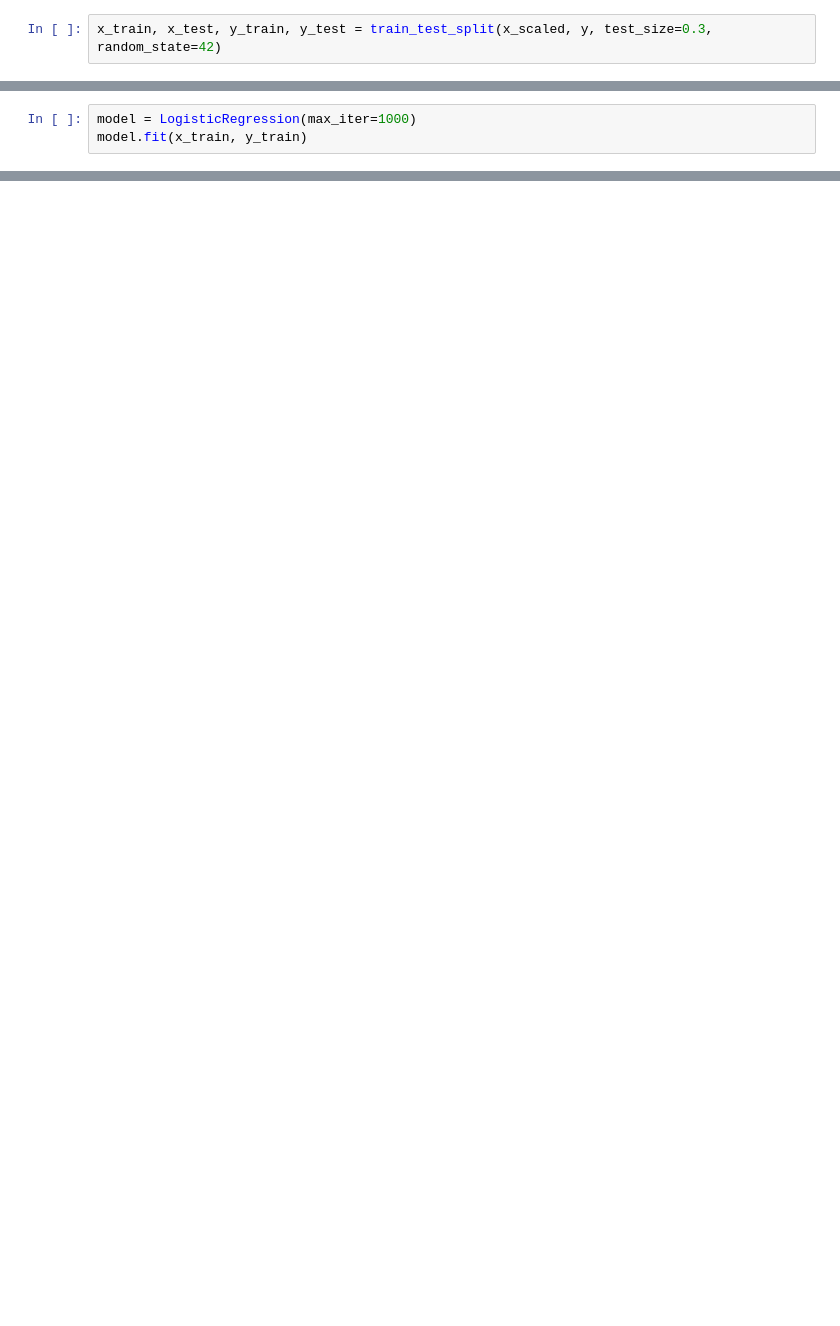
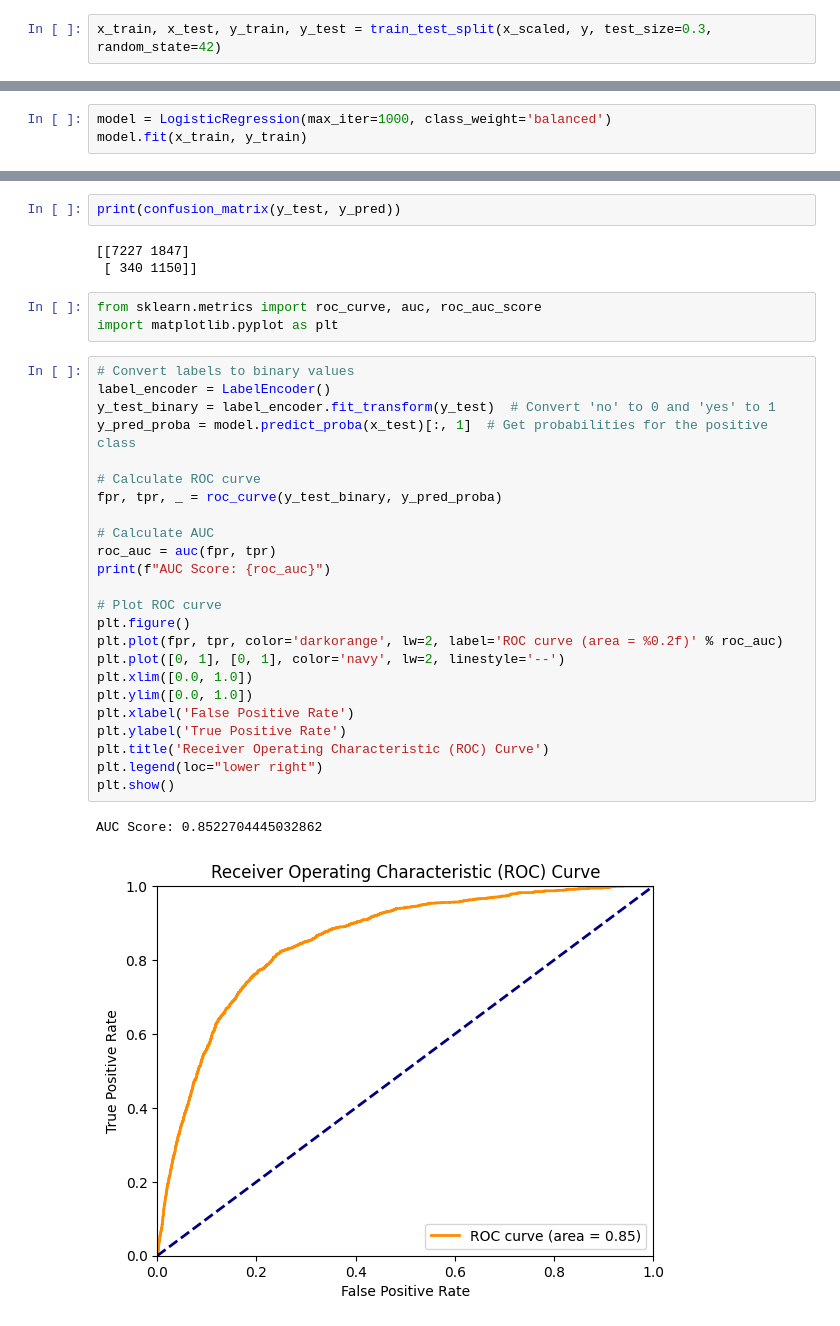
Before and after one commit to vicKibira/logistic-regression, a Jupyter notebook: logistic_regression.ipynb, the cells around one changed output, grey strips where cells are left out. Saved outputs shown, nothing was run; the diff lists cells and outputs as text; blank space fills up the shorter version.

```diff
--- a/logistic_regression.ipynb
+++ b/logistic_regression.ipynb
@@ -61,3 +188,3 @@ x_train
 # %%
-model = LogisticRegression(max_iter=1000)
+model = LogisticRegression(max_iter=1000, class_weight='balanced')
 model.fit(x_train, y_train)
@@ -63,0 +210,35 @@ model.fit(x_train, y_train)
+# %%
+print(confusion_matrix(y_test, y_pred))
+# %% [output]
+[[7227 1847]
+ [ 340 1150]]
+# %%
+from sklearn.metrics import roc_curve, auc, roc_auc_score
+import matplotlib.pyplot as plt
+# %%
+# Convert labels to binary values
+label_encoder = LabelEncoder()
+y_test_binary = label_encoder.fit_transform(y_test)  # Convert 'no' to 0 and 'yes' to 1
+y_pred_proba = model.predict_proba(x_test)[:, 1]  # Get probabilities for the positive class
+
+# Calculate ROC curve
+fpr, tpr, _ = roc_curve(y_test_binary, y_pred_proba)
+
+# Calculate AUC
+roc_auc = auc(fpr, tpr)
+print(f"AUC Score: {roc_auc}")
+
+# Plot ROC curve
+plt.figure()
+plt.plot(fpr, tpr, color='darkorange', lw=2, label='ROC curve (area = %0.2f)' % roc_auc)
+plt.plot([0, 1], [0, 1], color='navy', lw=2, linestyle='--')
+plt.xlim([0.0, 1.0])
+plt.ylim([0.0, 1.0])
+plt.xlabel('False Positive Rate')
+plt.ylabel('True Positive Rate')
+plt.title('Receiver Operating Characteristic (ROC) Curve')
+plt.legend(loc="lower right")
+plt.show()
+# %% [output]
+AUC Score: 0.8522704445032862
+[figure, added]
```
Also changed, not shown: parts of 24 cells of this notebook.
